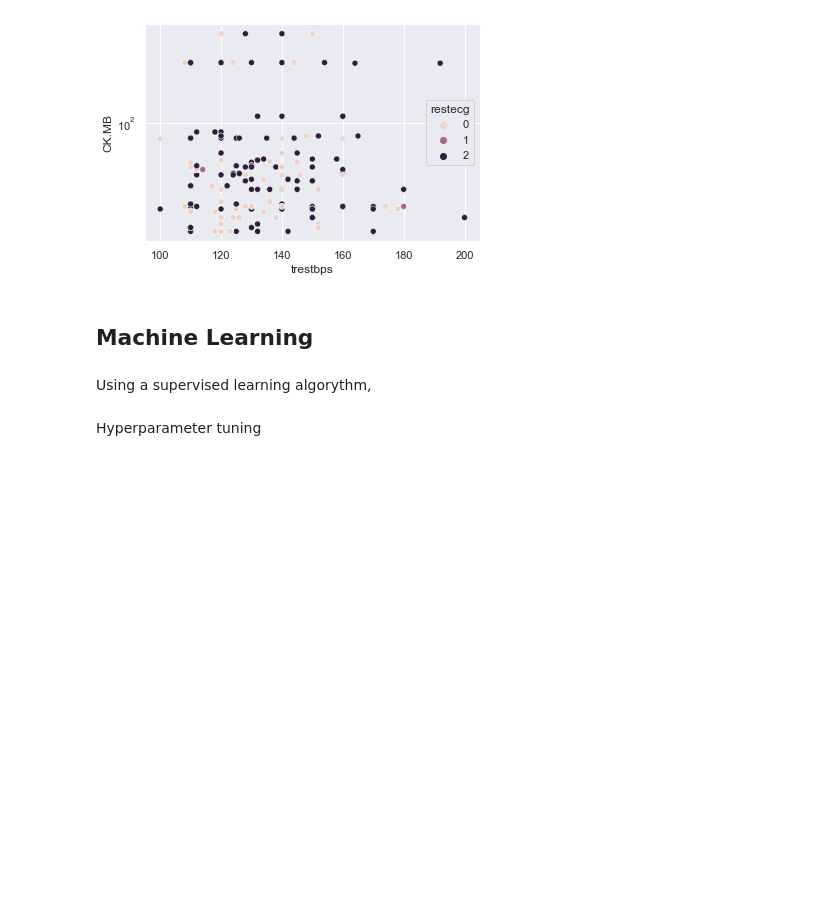
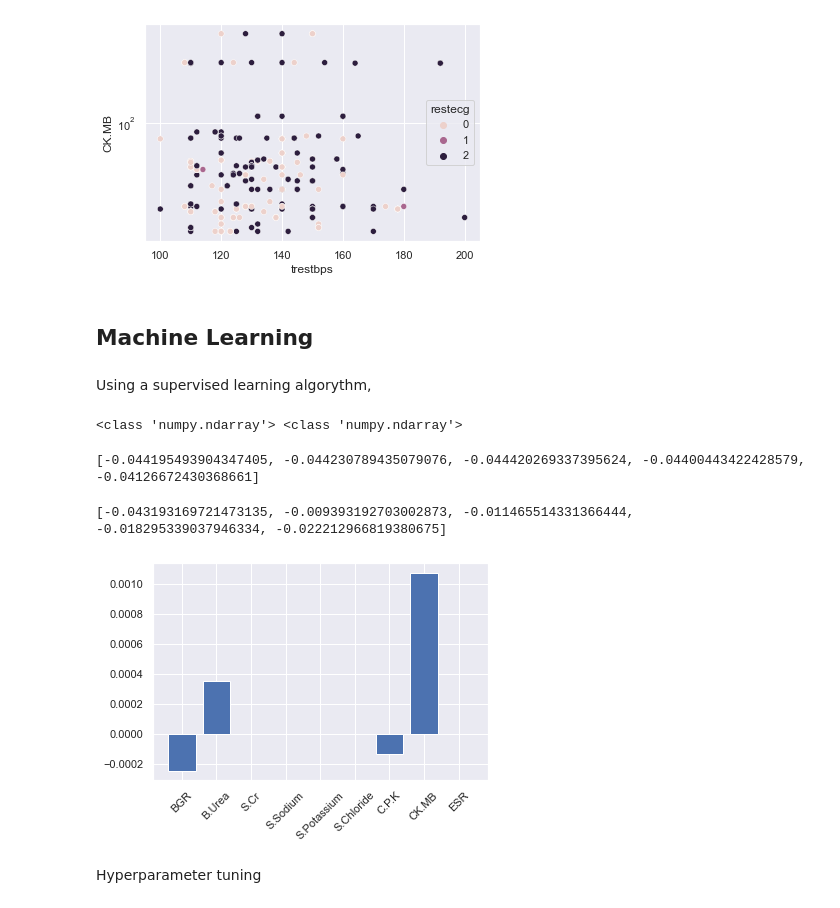
Before and after one commit to GBala-PrptlStdnt/-UCDPA_GregBala-, a Jupyter notebook: Predicting Heart Failure - Term project.ipynb, the cells around one changed output. Drawn from its saved outputs; the diff is of its cells as text; code cells hidden in the pictures; blank space fills up the shorter version.

Commit message:
ML Models

```diff
--- a/Predicting Heart Failure - Term project.ipynb
+++ b/Predicting Heart Failure - Term project.ipynb
@@ -620,0 +622,9 @@ Using a supervised learning algorythm,
+# %%
+#Define dataset to use
+
+#X = HFdf.drop("Mortality", axis=1).values
+X = df_bloods_chem.values
+y = HFdf["Mortality"].values
+print(type(X), type(y))
+# %% [output]
+<class 'numpy.ndarray'> <class 'numpy.ndarray'>
@@ -621,3 +641,40 @@ Using a supervised learning algorythm,
+# %%
+#Ridge regression model
+
+from sklearn.linear_model import Ridge
+scores = []
+for alpha in [0.1, 1.0, 10.0, 100.0, 1000.0]:
+    ridge = Ridge(alpha=alpha)
+    ridge.fit(X_train, y_train)
+    y_pred = ridge.predict(X_test)
+    scores.append(ridge.score(X_test, y_test))
+print(scores)
+# %% [output]
+[-0.044195493904347405, -0.044230789435079076, -0.044420269337395624, -0.04400443422428579, -0.04126672430368661]
+# %%
+# Lasso regression model
+
+from sklearn.linear_model import Lasso
+scores = []
+for alpha in [0.01, 1.0, 10.0, 20.0, 50.0]:
+    lasso = Lasso(alpha=alpha)
+    lasso.fit(X_train, y_train)
+    lasso_pred = lasso.predict(X_test)
+    scores.append(lasso.score(X_test, y_test))
+print(scores)
+# %% [output]
+[-0.043193169721473135, -0.009393192703002873, -0.011465514331366444, -0.018295339037946334, -0.022212966819380675]
+# %%
+#Lasso model to highlight feature selection
+
+names = df_bloods_chem.columns
+lasso = Lasso(alpha=0.1)
+lasso_coef = lasso.fit(X, y).coef_
+plt.bar(names, lasso_coef)
+plt.xticks(rotation=45)
+plt.show()
+# %% [output]
+[figure, added]
 # %% [markdown]
 Hyperparameter tuning
 # %%
```
Also changed, not shown: parts of 7 cells of this notebook.
